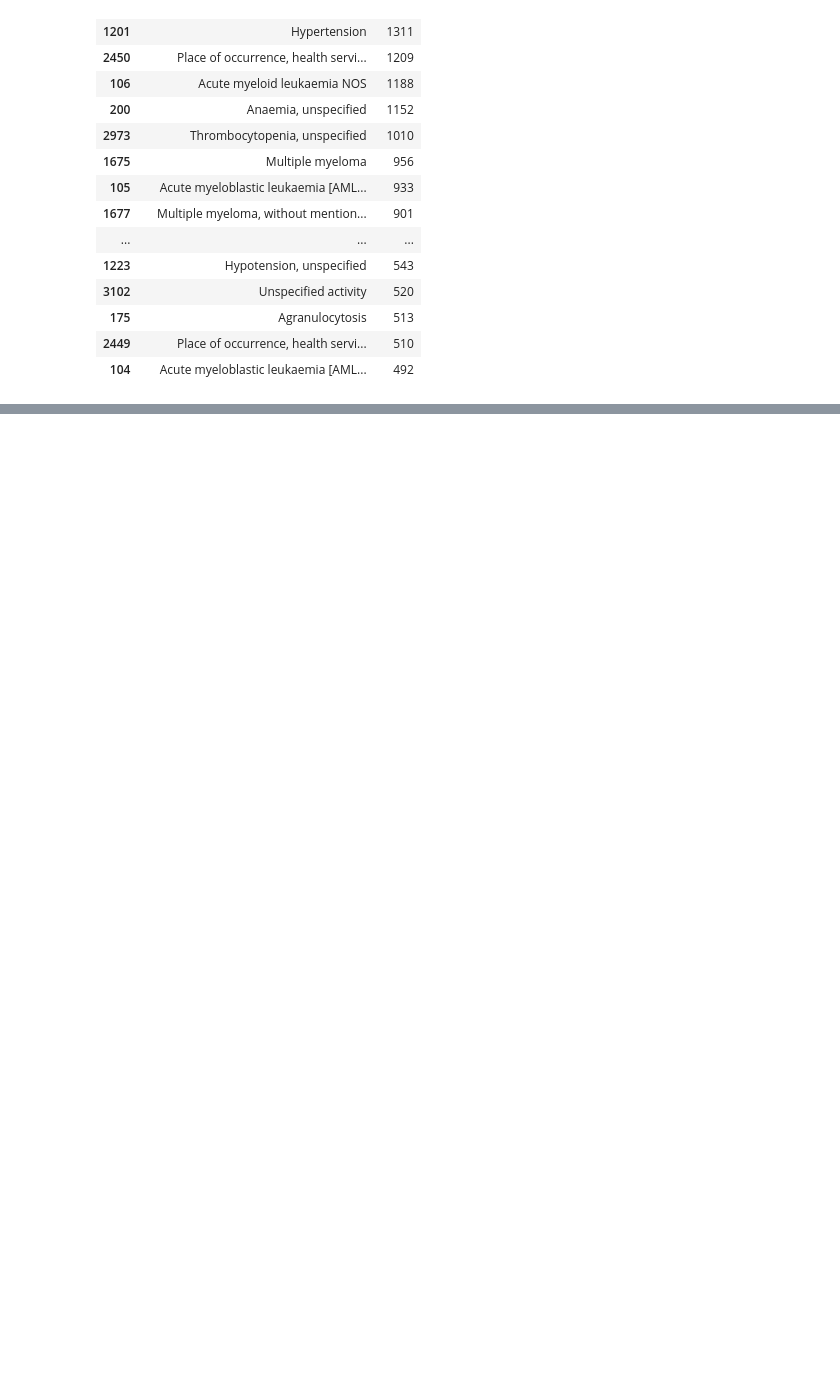
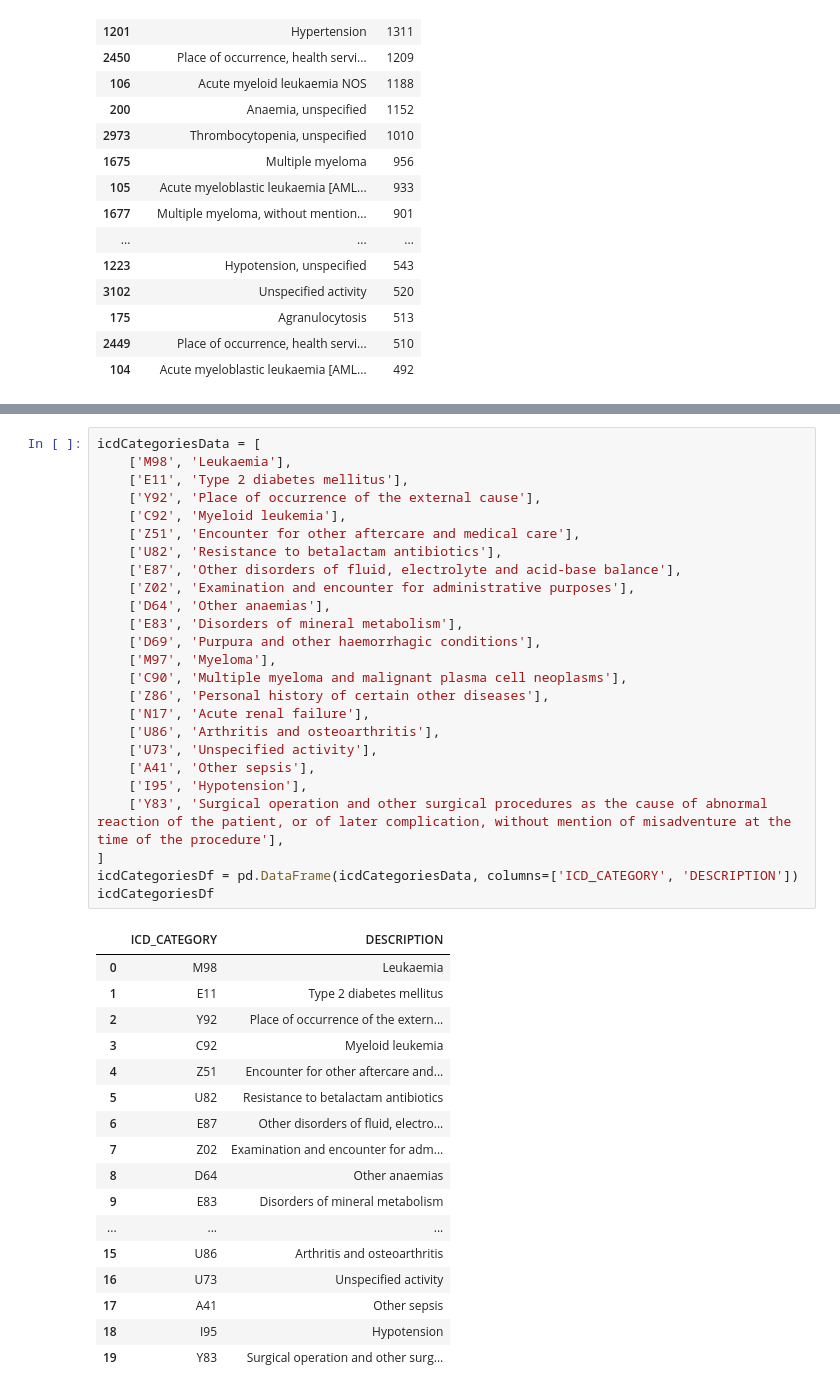
Before and after one commit to ryashpal/EHR-Int-Analysis, a Jupyter notebook: notebooks/co_morbidities_analysis/exploration_1.ipynb, the cells around one changed output, grey strips where cells are left out. Cells and saved outputs as stored; diff of their text form; blank space fills up the shorter version.

```diff
--- a/notebooks/co_morbidities_analysis/exploration_1.ipynb
+++ b/notebooks/co_morbidities_analysis/exploration_1.ipynb
@@ -191,0 +217,43 @@ topComorbiditiesDf.sort_values(by=['count'], ascending=False)[:20]
+# %%
+icdCategoriesData = [
+    ['M98', 'Leukaemia'],
+    ['E11', 'Type 2 diabetes mellitus'],
+    ['Y92', 'Place of occurrence of the external cause'],
+    ['C92', 'Myeloid leukemia'],
+    ['Z51', 'Encounter for other aftercare and medical care'],
+    ['U82', 'Resistance to betalactam antibiotics'],
+    ['E87', 'Other disorders of fluid, electrolyte and acid-base balance'],
+    ['Z02', 'Examination and encounter for administrative purposes'],
+    ['D64', 'Other anaemias'],
+    ['E83', 'Disorders of mineral metabolism'],
+    ['D69', 'Purpura and other haemorrhagic conditions'],
+    ['M97', 'Myeloma'],
+    ['C90', 'Multiple myeloma and malignant plasma cell neoplasms'],
+    ['Z86', 'Personal history of certain other diseases'],
+    ['N17', 'Acute renal failure'],
+    ['U86', 'Arthritis and osteoarthritis'],
+    ['U73', 'Unspecified activity'],
+    ['A41', 'Other sepsis'],
+    ['I95', 'Hypotension'],
+    ['Y83', 'Surgical operation and other surgical procedures as the cause of abnormal reaction of the patient, or of later complication, without mention of misadventure at the time of the procedure'],
+]
+icdCategoriesDf = pd.DataFrame(icdCategoriesData, columns=['ICD_CATEGORY', 'DESCRIPTION'])
+icdCategoriesDf
+# %% [output]
+|  | ICD_CATEGORY | DESCRIPTION |
+| 0 | M98 | Leukaemia |
+| 1 | E11 | Type 2 diabetes mellitus |
+| 2 | Y92 | Place of occurrence of the extern... |
+| 3 | C92 | Myeloid leukemia |
+| 4 | Z51 | Encounter for other aftercare and... |
+| 5 | U82 | Resistance to betalactam antibiotics |
+| 6 | E87 | Other disorders of fluid, electro... |
+| 7 | Z02 | Examination and encounter for adm... |
+| 8 | D64 | Other anaemias |
+| 9 | E83 | Disorders of mineral metabolism |
+| ... | ... | ... |
+| 15 | U86 | Arthritis and osteoarthritis |
+| 16 | U73 | Unspecified activity |
+| 17 | A41 | Other sepsis |
+| 18 | I95 | Hypotension |
+| 19 | Y83 | Surgical operation and other surg... |
```
Also changed, not shown: parts of 3 cells of this notebook, 5 other files.
